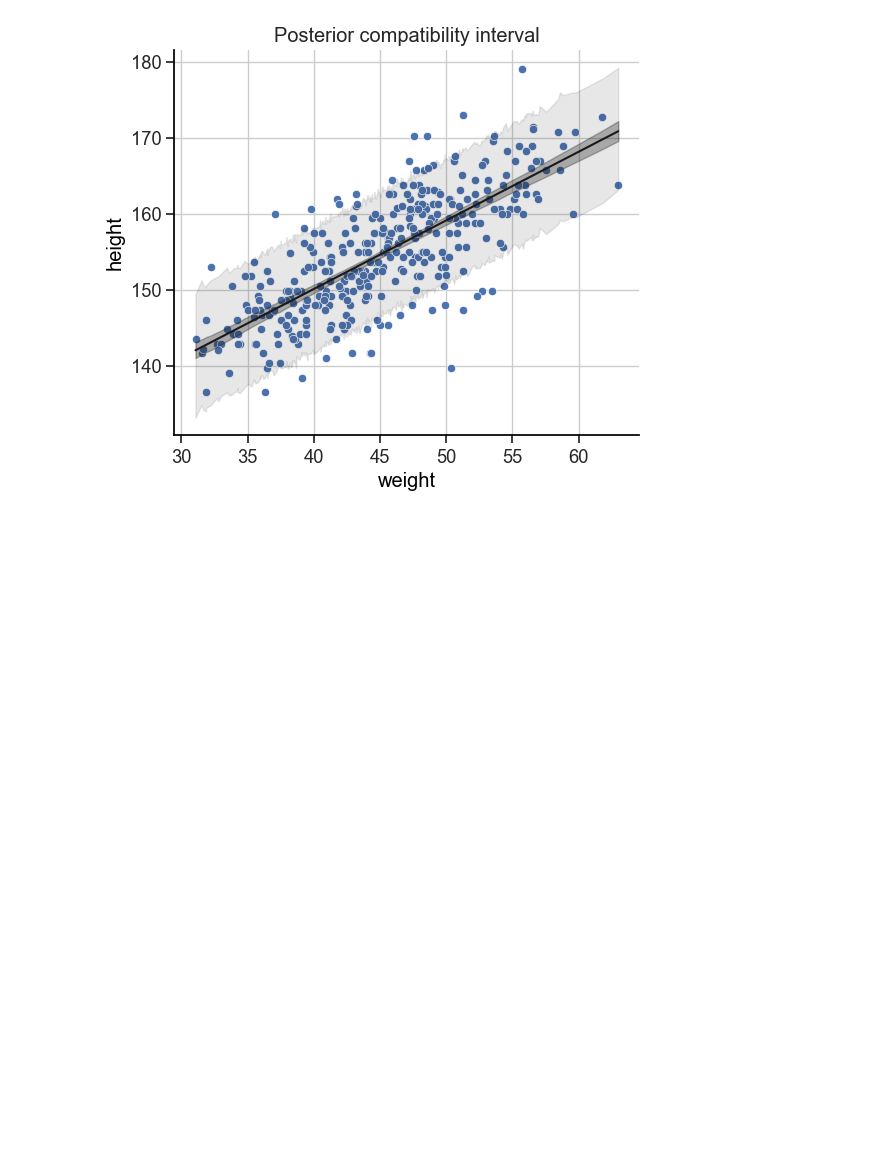
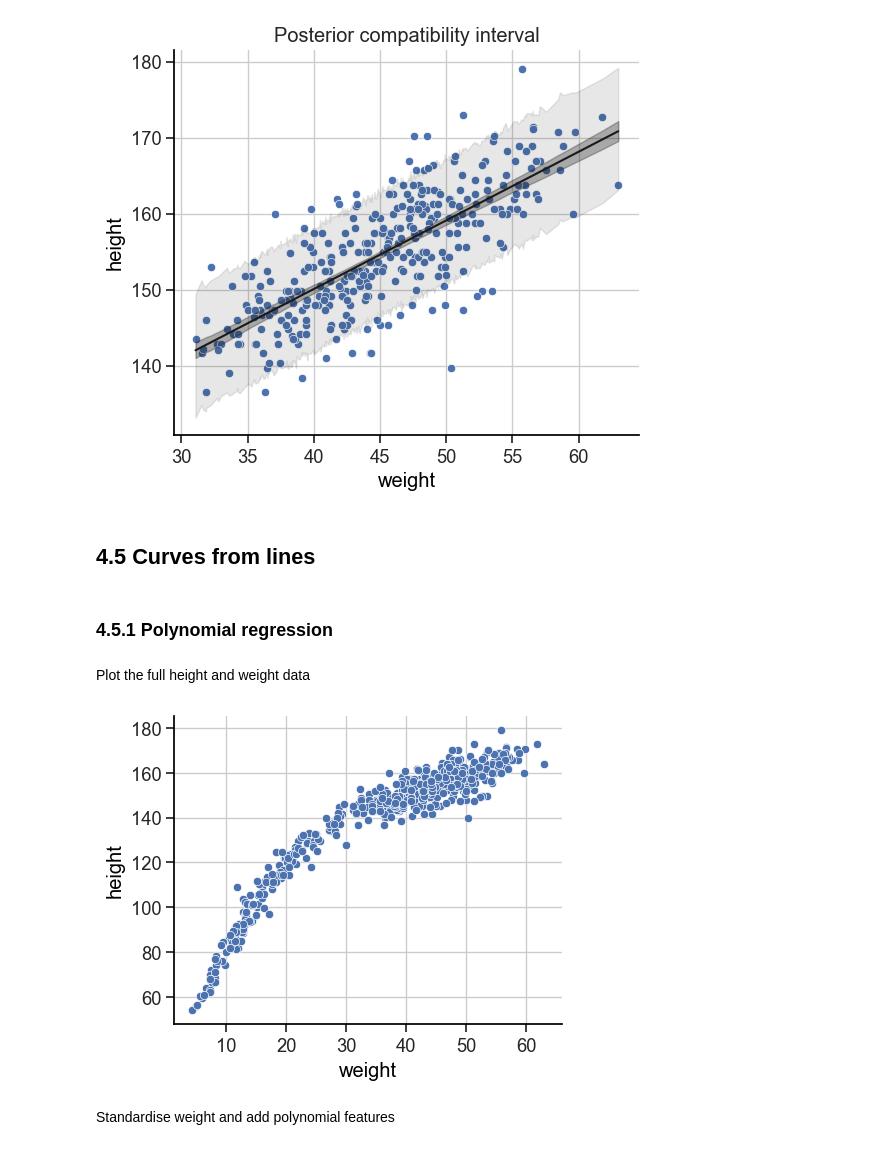
Before and after one commit to chris-leonard/statistical-rethinking, a Jupyter notebook: notes/chapter_4.ipynb, the cells around one changed output. Drawn from its saved outputs; the diff is of its cells as text; code cells hidden in the pictures; blank space fills up the shorter version.

```diff
--- a/notes/chapter_4.ipynb
+++ b/notes/chapter_4.ipynb
@@ -765,3 +774,20 @@ ax.fill_between(
 ax.set(title="Posterior compatibility interval");
 # %% [output]
 [figure]
+# %% [markdown]
+## 4.5 Curves from lines
+# %% [markdown]
+### 4.5.1 Polynomial regression
+# %% [markdown]
+Plot the full height and weight data
+# %%
+# reload the data
+howell = load_data(HOWELL_FILE, delimiter=";")
+
+# plot
+fig, ax = plt.subplots(figsize=(5, 4))
+sns.scatterplot(howell, x="weight", y="height", ax=ax);
+# %% [output]
+[figure, added]
+# %% [markdown]
+Standardise weight and add polynomial features
```
Also changed, not shown: parts of 21 cells of this notebook, 1 other file.
